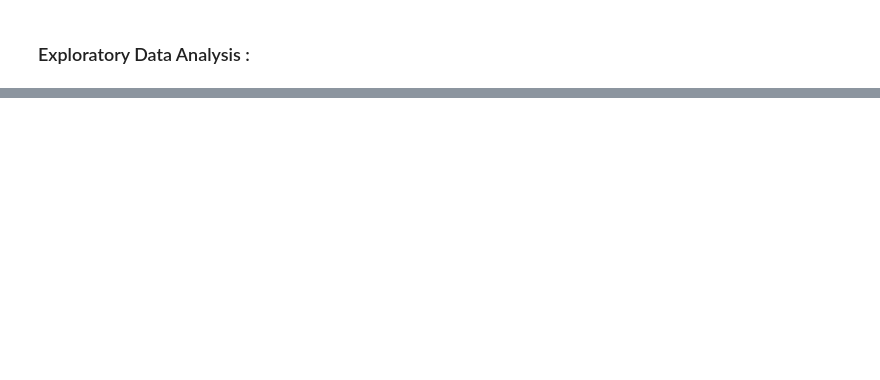
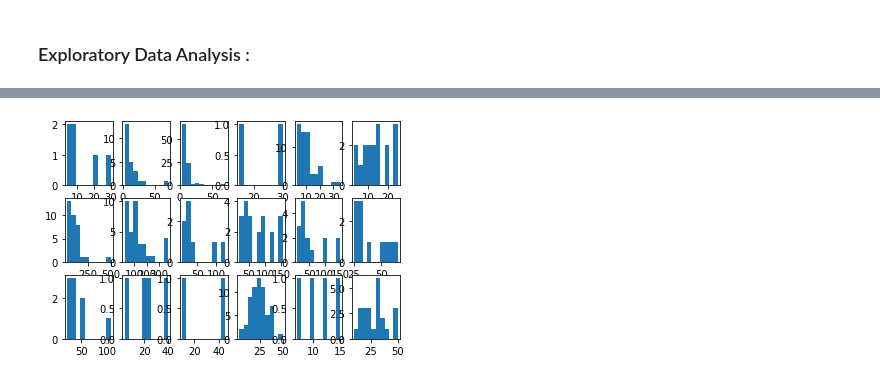
Before and after one commit to MohamedElfallah/upwork_data_mining, a Jupyter notebook: cleaning_data.ipynb, the cells around one changed output, grey strips where cells are left out. Saved outputs shown, nothing was run; the diff lists cells and outputs as text; code cells hidden in the pictures; blank space fills up the shorter version.

```diff
--- a/cleaning_data.ipynb
+++ b/cleaning_data.ipynb
@@ -263,0 +289,16 @@ cnt.plot(kind="barh", fontsize = 5)
+# %%
+countries_ = df.groupby(df["country"])["country"].count()
+countries_most_ = countries_[countries_ > 100].sort_values(ascending=False)
+countries_list = list(countries_most_.index)
+categories_list = df["category"].unique()
+
+number_countries = len(countries_list)
+number_categories = len(categories_list)
+dist_fig, ax= plt.subplots(number_countries, number_categories,sharex=True, sharey=True)
+for i in range(number_countries):
+    for j in range(number_categories):
+        df_country = df.loc[(df["country"] ==countries_list[i]) & (df["category"] == categories_list[j])]
+        ax[i,j].hist(df_country["hourly_price"])
+        #sns.displot(df_country["hourly_price"])
+# %% [output]
+[figure, added]
```
Also changed, not shown: parts of 24 cells of this notebook, 1 other file.
